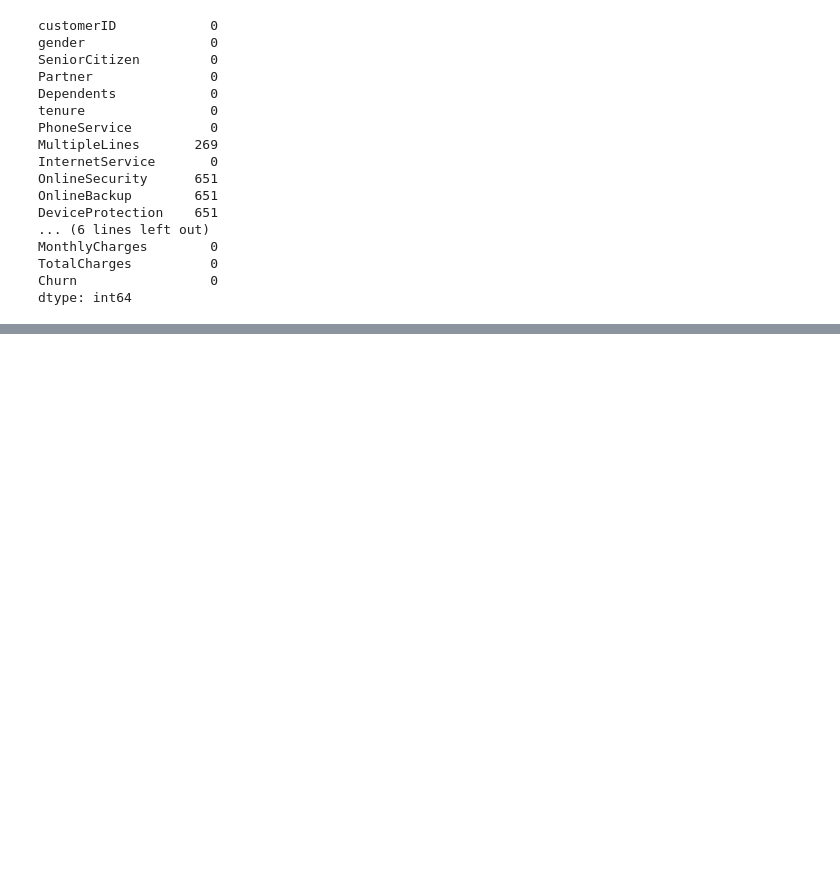
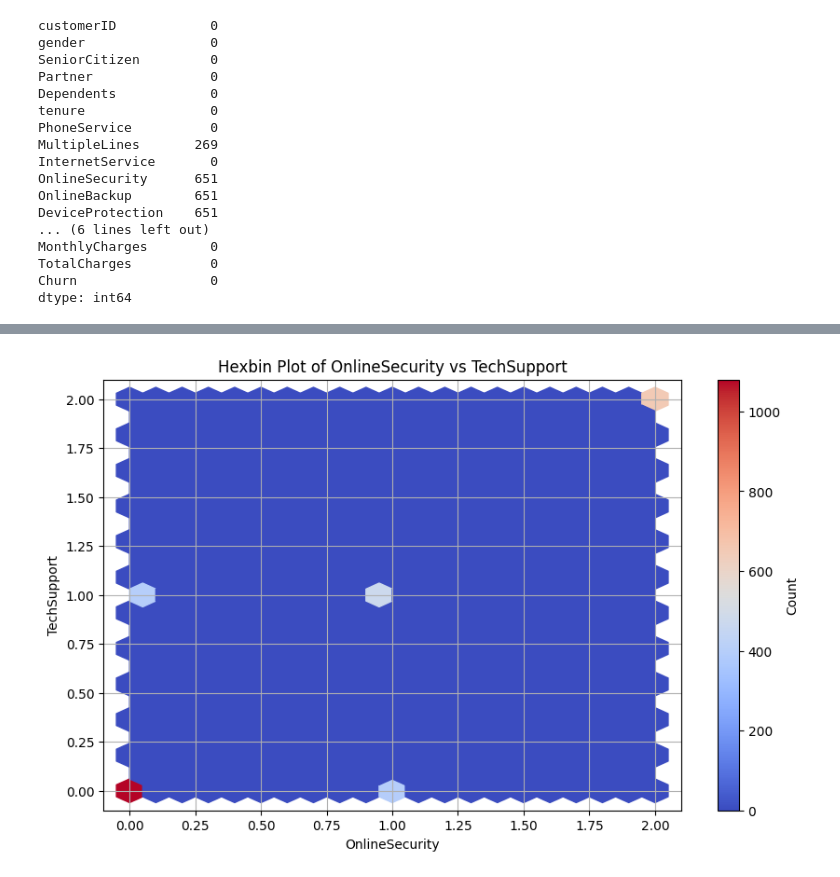
Before and after one commit to lauranyangasi/classification, a Jupyter notebook: Classification_project.ipynb, the cells around one changed output, grey strips where cells are left out. Saved outputs shown, nothing was run; the diff lists cells and outputs as text; code cells hidden in the pictures; blank space fills up the shorter version.

```diff
--- a/Classification_project.ipynb
+++ b/Classification_project.ipynb
@@ -295,0 +542,16 @@ dtype: int64
+# %%
+# Choose two continuous variables for the hexbin plot
+x_variable = 'OnlineSecurity'
+y_variable = 'TechSupport'
+
+# Create a hexbin plot
+plt.figure(figsize=(10, 6))
+plt.hexbin(df1[x_variable], df1[y_variable], gridsize=20, cmap='coolwarm')
+plt.colorbar(label='Count')
+plt.title(f'Hexbin Plot of {x_variable} vs {y_variable}')
+plt.xlabel(x_variable)
+plt.ylabel(y_variable)
+plt.grid(True)
+plt.show()
+# %% [output]
+[figure, added]
```
Also changed, not shown: parts of 29 cells of this notebook.
